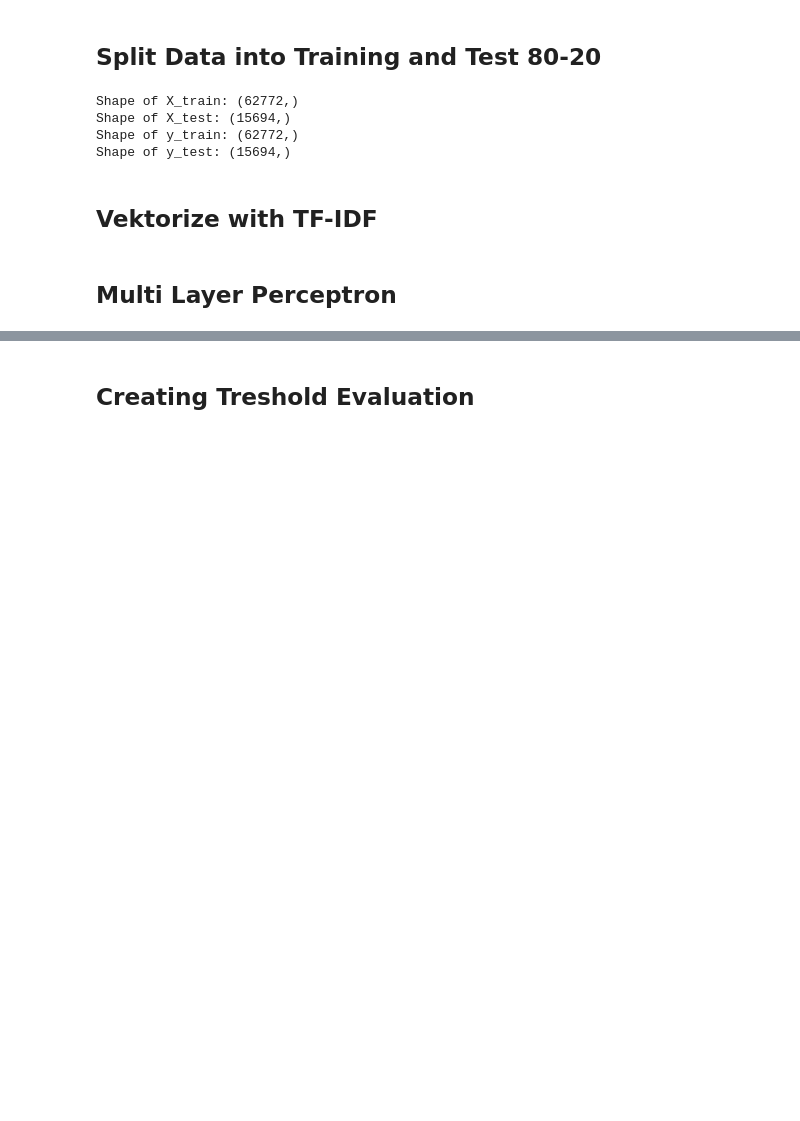
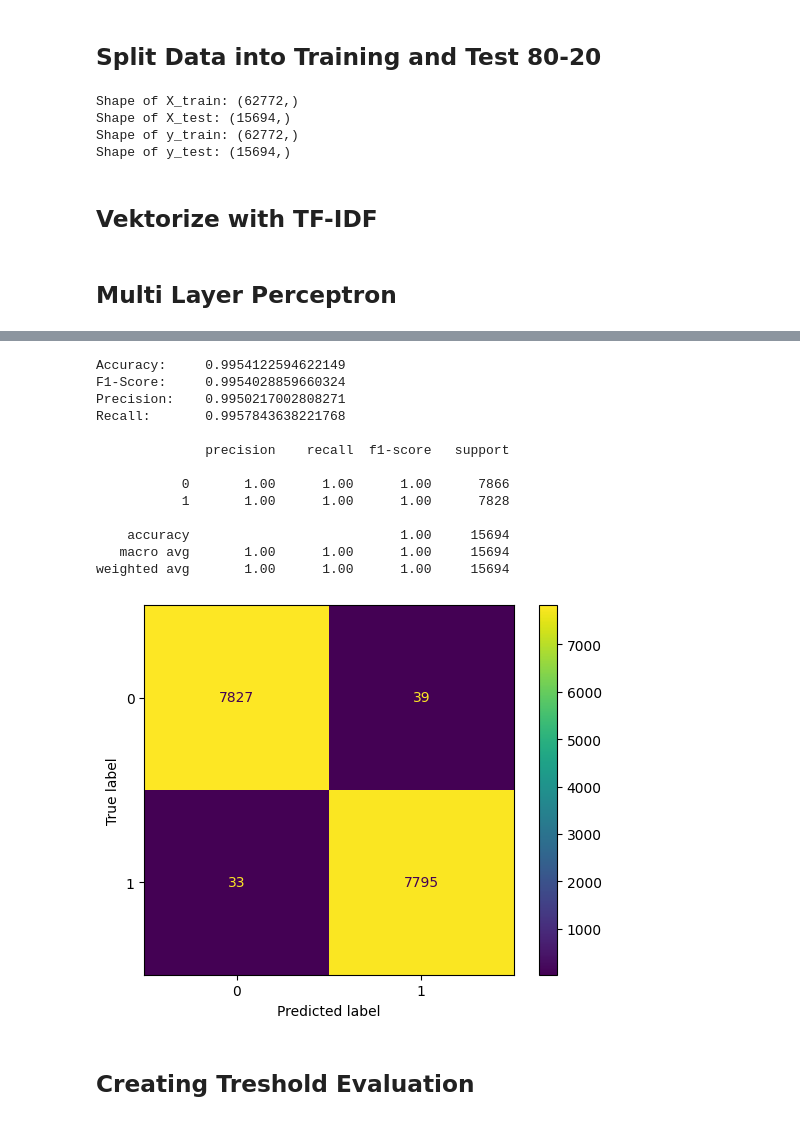
Before and after one commit to nikobiebl/Project-Work-2, a Jupyter notebook: mlp.ipynb, the cells around one changed output, grey strips where cells are left out. Drawn from its saved outputs; the diff is of its cells as text; code cells hidden in the pictures; blank space fills up the shorter version.

```diff
--- a/mlp.ipynb
+++ b/mlp.ipynb
@@ -87,7 +87,7 @@ X_test_tfidf = vectorizer.transform(X_test)
 ## Multi Layer Perceptron
 # %%
 # create classifier object
-mlp_tfidf_classifier = MLPClassifier(hidden_layer_sizes=(100, 50, 25), max_iter=1,random_state=42)
+mlp_tfidf_classifier = MLPClassifier(max_iter=1,random_state=42)
 
 # train classifier
 mlp_tfidf_classifier.fit(X_train_tfidf, y_train)
@@ -114 +114,28 @@ weighted avg       1.00      1.00      1.00     15694
 [figure]
+# %%
+# create classifier object
+mlp_tfidf_classifier = MLPClassifier(max_iter=2,random_state=42)
+
+# train classifier
+mlp_tfidf_classifier.fit(X_train_tfidf, y_train)
+
+# test classifier
+mlp_tfidf_predictions = mlp_tfidf_classifier.predict(X_test_tfidf)
+
+# evaluate
+evaluate(mlp_tfidf_predictions)
+# %% [output]
+Accuracy:     0.9954122594622149
+F1-Score:     0.9954028859660324
+Precision:    0.9950217002808271
+Recall:       0.9957843638221768
+
+              precision    recall  f1-score   support
+
+           0       1.00      1.00      1.00      7866
+           1       1.00      1.00      1.00      7828
+
+    accuracy                           1.00     15694
+   macro avg       1.00      1.00      1.00     15694
+weighted avg       1.00      1.00      1.00     15694
+[figure, added]
```
Also changed, not shown: parts of 12 cells of this notebook, 2 other files.
